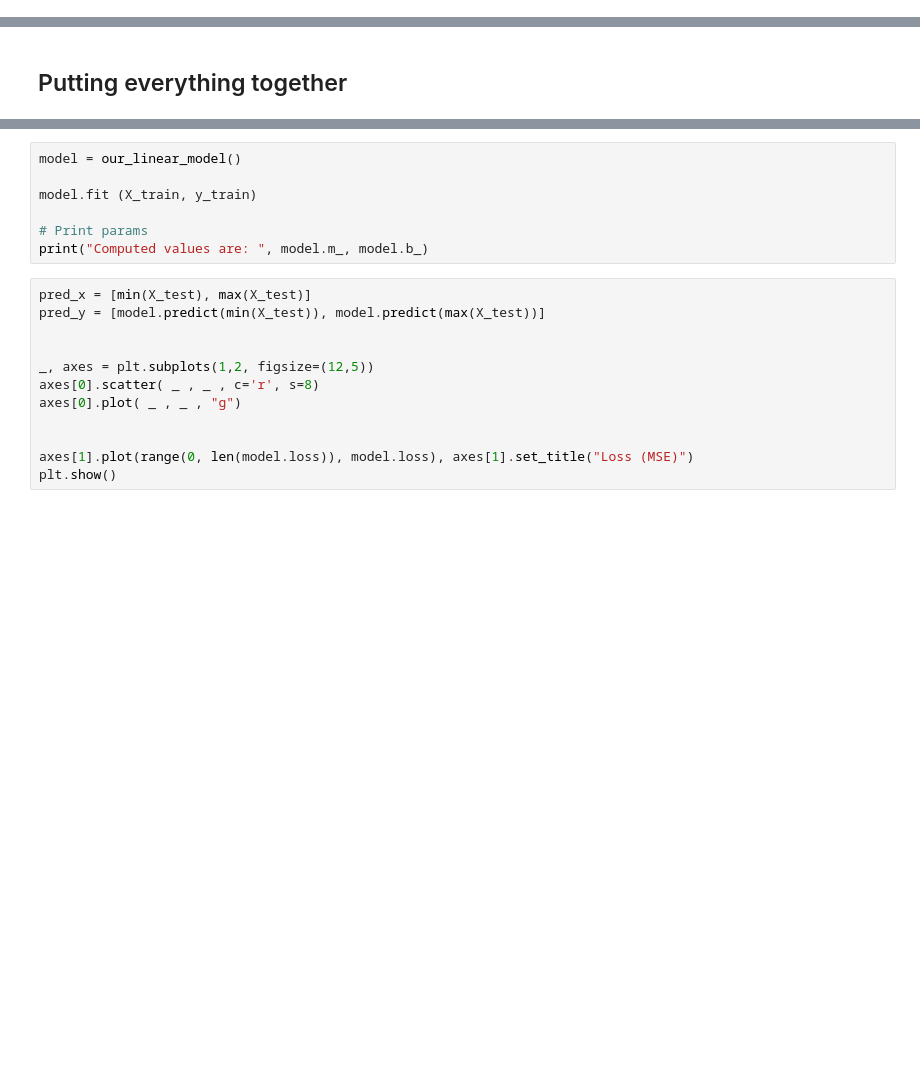
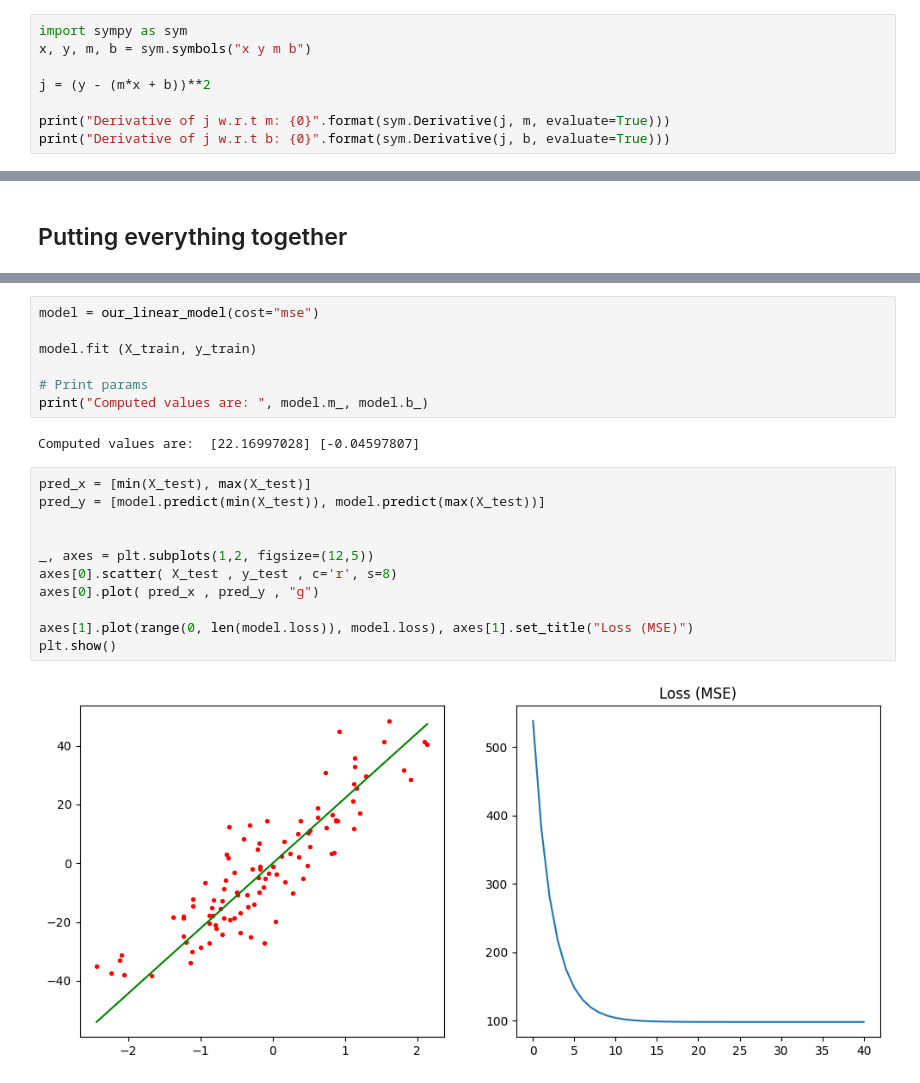
Before and after one commit to rubenfonnegra/ML_J10, a Jupyter notebook: Sem_9/gradient_descent.ipynb, the cells around one changed output, grey strips where cells are left out. Saved outputs shown, nothing was run; the diff lists cells and outputs as text; blank space fills up the shorter version.

```diff
--- a/Sem_9/gradient_descent.ipynb
+++ b/Sem_9/gradient_descent.ipynb
@@ -30,0 +35,8 @@ $J = \Large{\frac{1}{n} \sum^{n}_{i=1} (y_i - mx_i + b)^2 }$
+# %%
+import sympy as sym
+x, y, m, b = sym.symbols("x y m b")
+
+j = (y - (m*x + b))**2
+
+print("Derivative of j w.r.t m: {0}".format(sym.Derivative(j, m, evaluate=True)))
+print("Derivative of j w.r.t b: {0}".format(sym.Derivative(j, b, evaluate=True)))
@@ -170,21 +202,24 @@ class our_linear_model():
       if max(abs(self.learning_rate * m_gradient), abs(self.learning_rate * b_gradient)) < self.stop_criteria:
           break
 # %%
-model = our_linear_model()
+model = our_linear_model(cost="mse")
 
 model.fit (X_train, y_train)
 
 # Print params
 print("Computed values are: ", model.m_, model.b_)
+# %% [output]
+Computed values are:  [22.16997028] [-0.04597807]
 # %%
 pred_x = [min(X_test), max(X_test)]
 pred_y = [model.predict(min(X_test)), model.predict(max(X_test))]
 
 
 _, axes = plt.subplots(1,2, figsize=(12,5))
-axes[0].scatter( _ , _ , c='r', s=8)
-axes[0].plot( _ , _ , "g")
-
+axes[0].scatter( X_test , y_test , c='r', s=8)
+axes[0].plot( pred_x , pred_y , "g")
 
 axes[1].plot(range(0, len(model.loss)), model.loss), axes[1].set_title("Loss (MSE)")
 plt.show()
+# %% [output]
+[figure, added]
```
Also changed, not shown: parts of 5 cells of this notebook.
